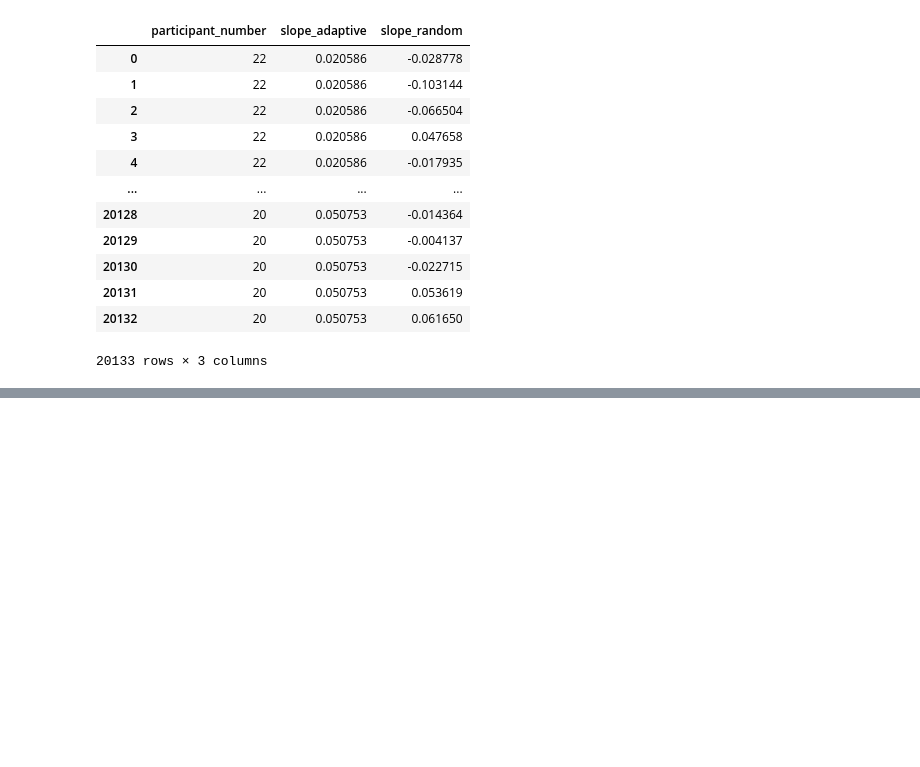
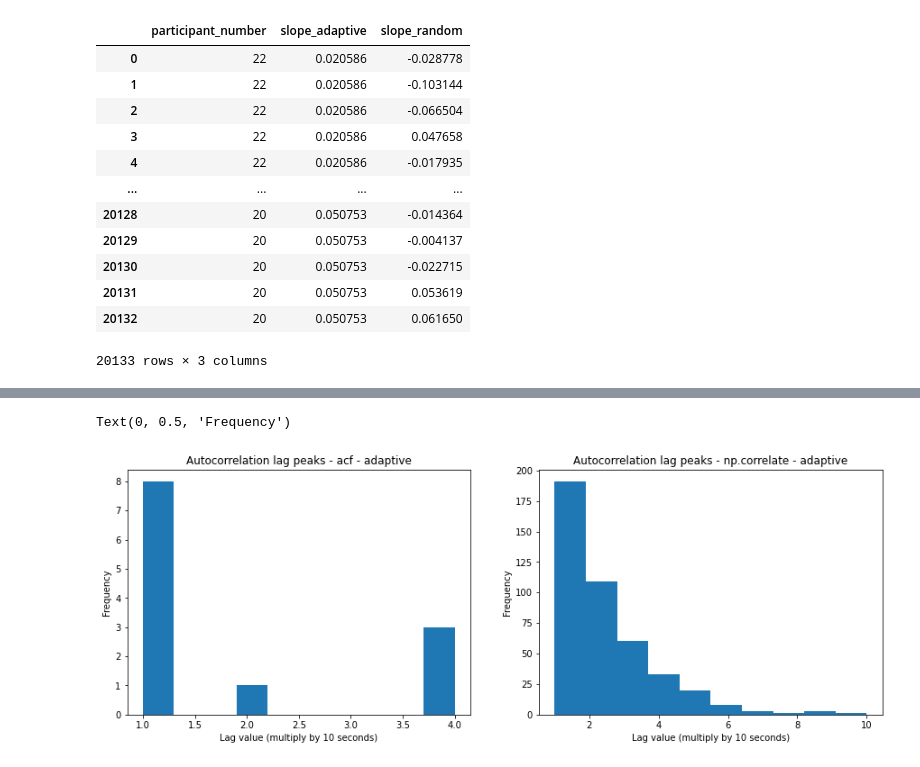
Before and after one commit to Brain-i-hacks/HamzahData, a Jupyter notebook: Autocorrelation HamzahData.ipynb, the cells around one changed output, grey strips where cells are left out. Saved outputs shown, nothing was run; the diff lists cells and outputs as text; code cells hidden in the pictures; blank space fills up the shorter version.

Commit message:
Peak plots added

```diff
--- a/Autocorrelation HamzahData.ipynb
+++ b/Autocorrelation HamzahData.ipynb
@@ -51,4 +28,0 @@ plt.plot(p22['slope_adaptive'])
-# %%
-autocorr = tsa.acf(p22['slope_adaptive'])
-
-pd.plotting.autocorrelation_plot(autocorr)
@@ -99,15 +28,0 @@ Text(0.5, 1.0, 'Autocorrelation Sequence 2')
-# %%
-from scipy.signal import find_peaks
-corr = np.correlate(p22['slope_adaptive'], p22['slope_adaptive'], mode='full')
-
-# plot autocorrelation
-plt.plot(corr)
-
-# find peaks in autocorrelation
-peaks, _ = find_peaks(corr)
-
-# plot peaks
-plt.plot(peaks, corr[peaks])
-
-# show plot
-#plt.show()
@@ -116,0 +73,25 @@ plt.plot(peaks, corr[peaks])
+# %%
+
+plt.figure(figsize = (15,5))
+plt.subplot(1,2,1)
+
+peakarr = np.array(peaklist1, dtype=object)
+flat_arr = np.concatenate(peakarr)
+peaksCount = np.unique(flat_arr, return_counts = True)
+plt.hist(peaksCount[1]);
+plt.title('Autocorrelation lag peaks - acf - adaptive')
+plt.xlabel('Lag value (multiply by 10 seconds)')
+plt.ylabel('Frequency')
+
+
+plt.subplot(1,2,2)
+peakarr = np.array(peaklist2, dtype=object)
+flat_arr = np.concatenate(peakarr)
+peaksCount = np.unique(flat_arr, return_counts = True)
+plt.hist(peaksCount[1]);
+plt.title('Autocorrelation lag peaks - np.correlate - adaptive')
+plt.xlabel('Lag value (multiply by 10 seconds)')
+plt.ylabel('Frequency')
+# %% [output]
+Text(0, 0.5, 'Frequency')
+[figure, added]
```
Also changed, not shown: parts of 8 cells of this notebook.
